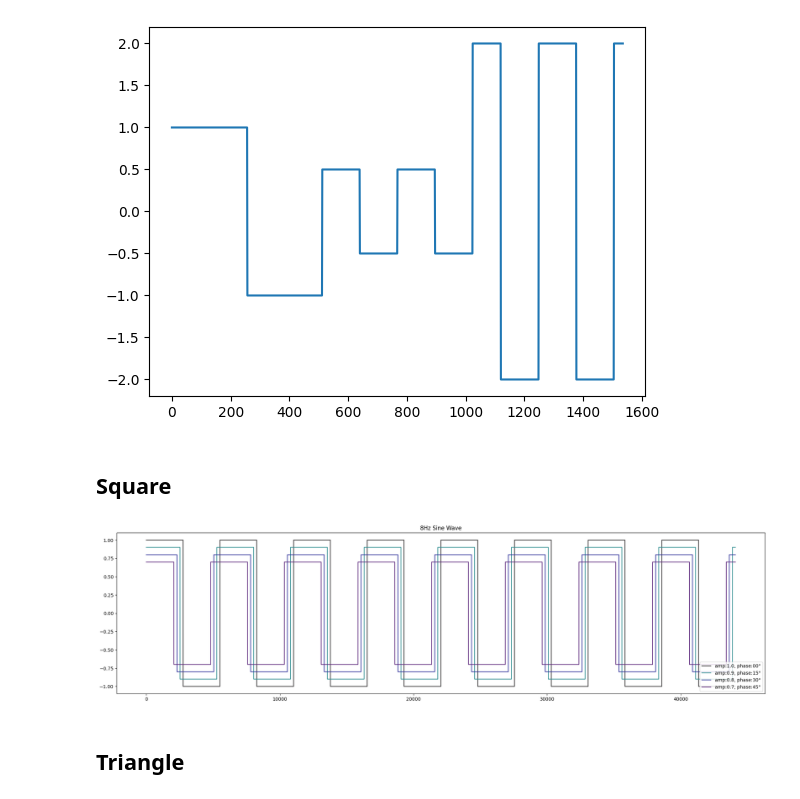
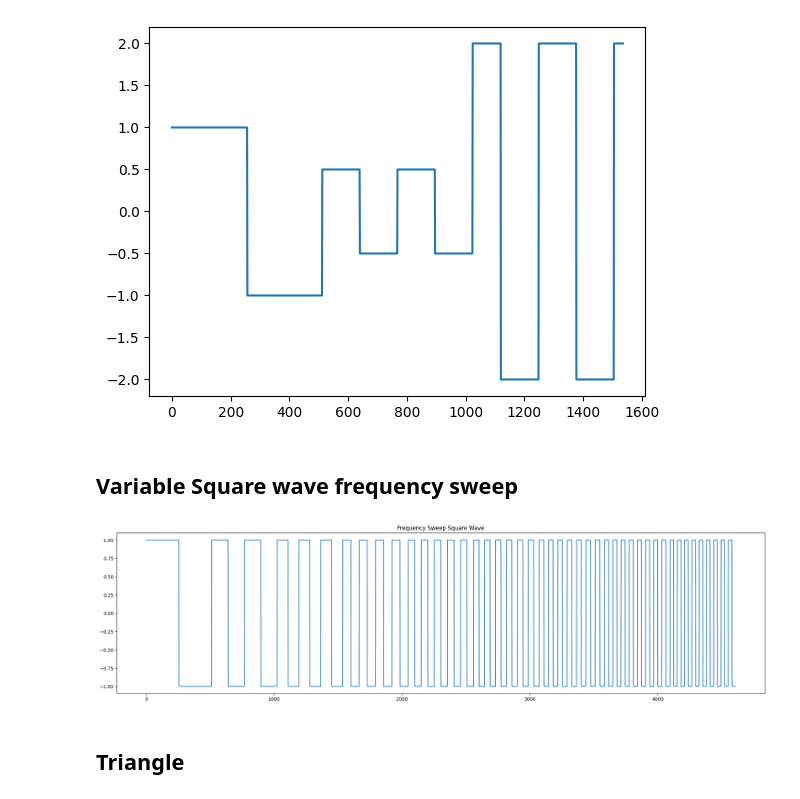
Before and after one commit to rasigle/sonicrack, a Jupyter notebook: examples/oscillators_v3_variable.ipynb, the cells around one changed output. Drawn from its saved outputs; the diff is of its cells as text; code cells hidden in the pictures.

```diff
--- a/examples/oscillators_v3_variable.ipynb
+++ b/examples/oscillators_v3_variable.ipynb
@@ -36,31 +58,27 @@ plt.show()
 # %% [output]
 [figure]
 # %% [markdown]
-## Square
+## Variable Square wave frequency sweep
 # %%
 import matplotlib.pyplot as plt
-from src.engine.oscillators import SquareOscillator
-
-figsize=(25, 6.25)
-colors = "#323031", "#308E91", "#34369D","#5E2A7E", "#5E2A7E", "#6F3384"
 
 
-def plot_osc(Osc, name=""):
-    fig = plt.figure(figsize=figsize)
+def plot_osc(osc, name=""):
+    _ = plt.figure(figsize=(25, 6.25))
+    plt.title(f"Frequency Sweep {name} Wave")
+    oscillator = osc(freq=1, amp=1, phase=0, sample_rate=512)
 
-    f = 8
-    plt.title(f"{f}Hz {name} Wave")
-    for a,p,c in zip([1.0,0.9,0.8,0.7],[0,15,30,45],colors):
-        osc = Osc(freq=f,amp=a,phase=p)
+    s = []
+    for f in range(1, 10):
+        oscillator.freq = f
+        s += oscillator.get_samples(n=512)
 
-        plt.plot(osc.get_samples(), color=c, label=f"amp:{a}, phase:{p:02}°")
+    plt.plot(s)
 
-    plt.legend(loc='lower right')
-    fig.savefig(f"{name.lower()}_all.jpg")
 
-plot_osc(SquareOscillator, "Sine")
+plot_osc(SquareOscillator, "Square")
 # %% [output]
-[figure, old version]
+[figure, new version]
 # %% [markdown]
 ## Triangle
 # %%
```
Also changed, not shown: parts of 7 cells of this notebook, 23 other files.
